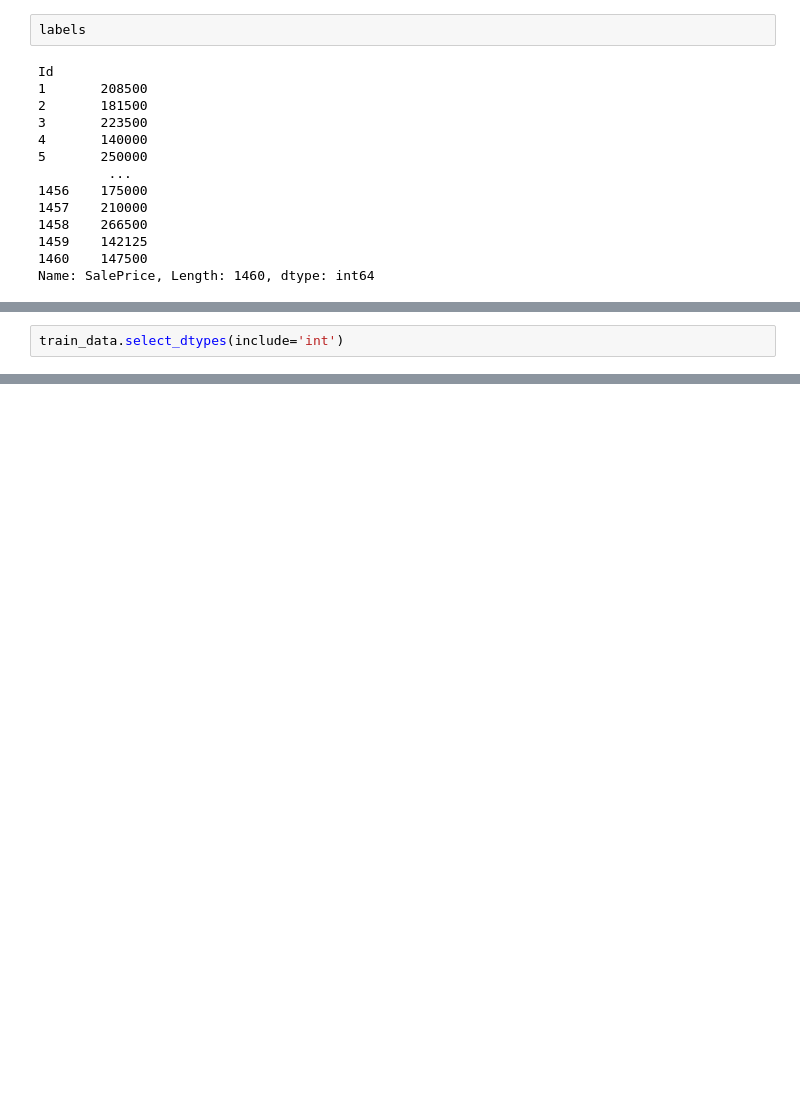
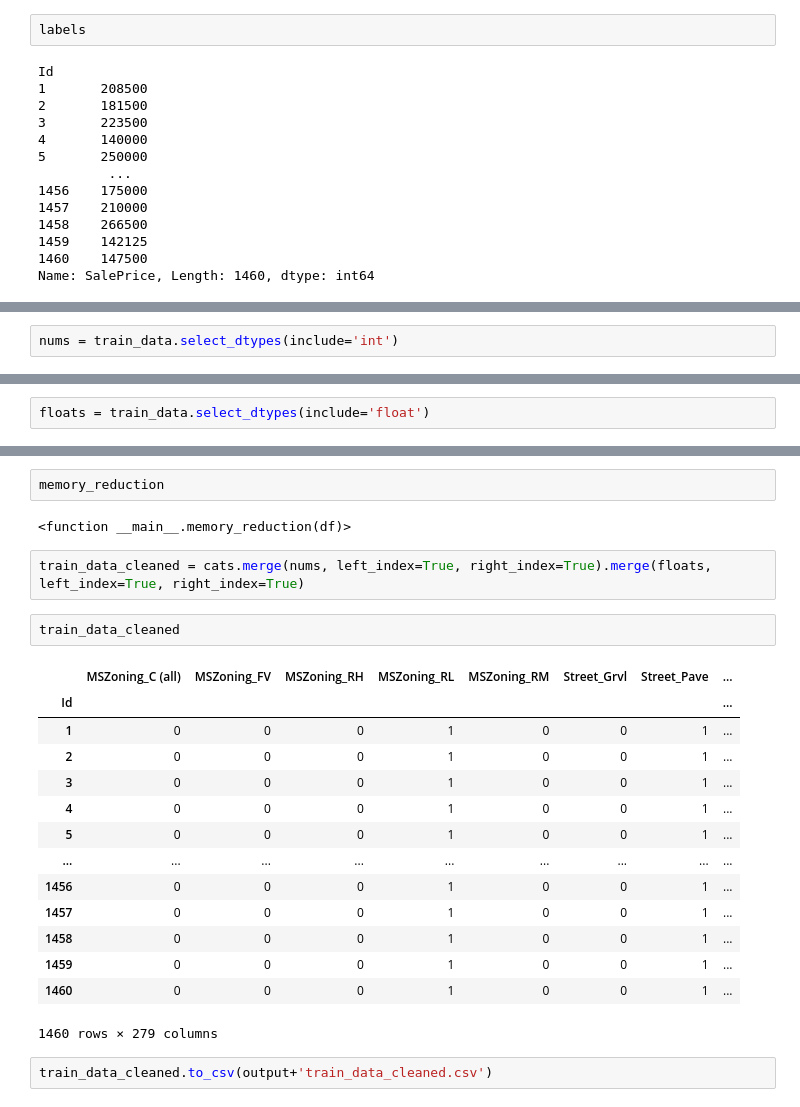
Before and after one commit to cmluna2913/HousePricePrediction, a Jupyter notebook: notes/data_cleaning.ipynb, the cells around one changed output, grey strips where cells are left out. Cells and saved outputs as stored; diff of their text form; blank space fills up the shorter version.

```diff
--- a/notes/eda.ipynb
+++ b/notes/data_cleaning.ipynb
@@ -242,2 +223,2 @@ train_data.select_dtypes(include='O')
 # %%
-train_data.select_dtypes(include='int')
+nums = train_data.select_dtypes(include='int')
@@ -275,0 +225,2 @@ train_data.select_dtypes(exclude=['O', 'int'])
+# %%
+floats = train_data.select_dtypes(include='float')
@@ -275,0 +351,25 @@ train_data.select_dtypes(exclude=['O', 'int'])
+# %%
+memory_reduction
+# %% [output]
+<function __main__.memory_reduction(df)>
+# %%
+train_data_cleaned = cats.merge(nums, left_index=True, right_index=True).merge(floats, left_index=True, right_index=True)
+# %%
+train_data_cleaned
+# %% [output]
+|  | MSZoning_C (all) | MSZoning_FV | MSZoning_RH | MSZoning_RL | MSZoning_RM | Street_Grvl | Street_Pave | ... |
+| Id |  |  |  |  |  |  |  | ... |
+| 1 | 0 | 0 | 0 | 1 | 0 | 0 | 1 | ... |
+| 2 | 0 | 0 | 0 | 1 | 0 | 0 | 1 | ... |
+| 3 | 0 | 0 | 0 | 1 | 0 | 0 | 1 | ... |
+| 4 | 0 | 0 | 0 | 1 | 0 | 0 | 1 | ... |
+| 5 | 0 | 0 | 0 | 1 | 0 | 0 | 1 | ... |
+| ... | ... | ... | ... | ... | ... | ... | ... | ... |
+| 1456 | 0 | 0 | 0 | 1 | 0 | 0 | 1 | ... |
+| 1457 | 0 | 0 | 0 | 1 | 0 | 0 | 1 | ... |
+| 1458 | 0 | 0 | 0 | 1 | 0 | 0 | 1 | ... |
+| 1459 | 0 | 0 | 0 | 1 | 0 | 0 | 1 | ... |
+| 1460 | 0 | 0 | 0 | 1 | 0 | 0 | 1 | ... |
+1460 rows × 279 columns
+# %%
+train_data_cleaned.to_csv(output+'train_data_cleaned.csv')
```
Also changed, not shown: parts of 17 cells of this notebook.
